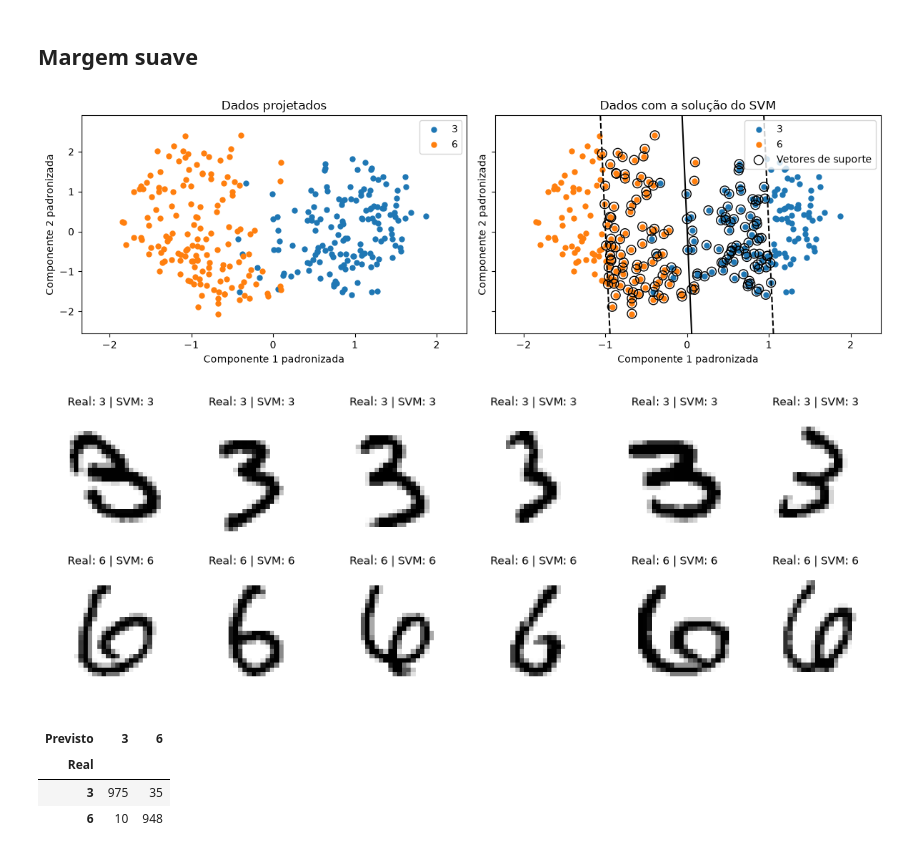
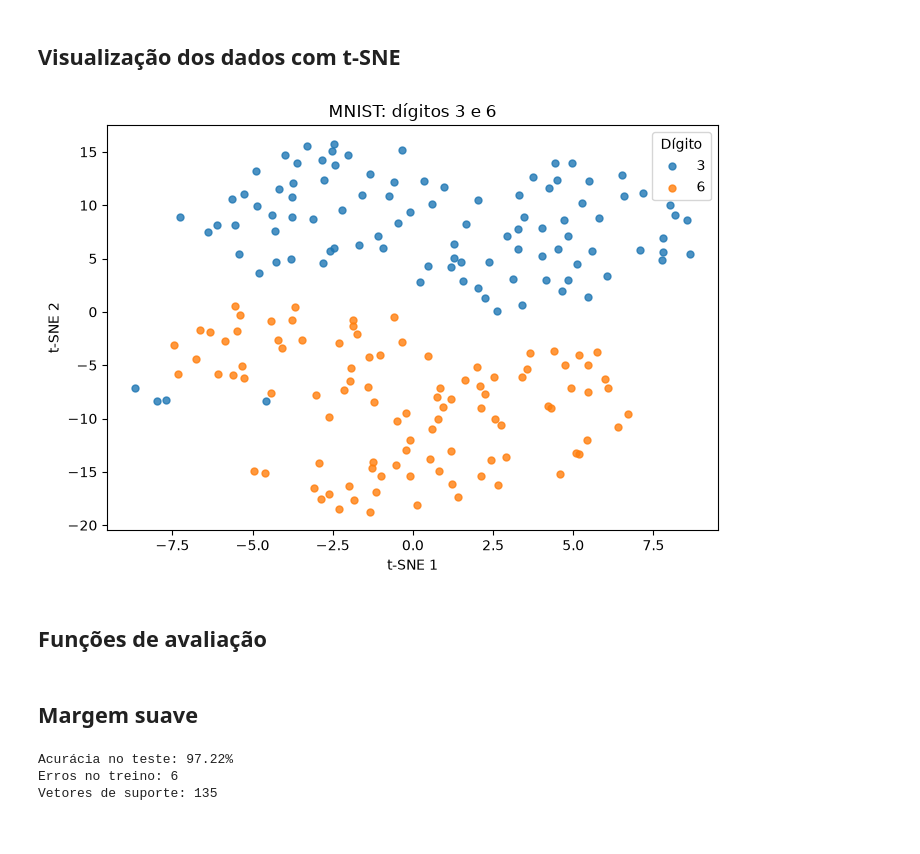
Before and after one commit to gddeazevedo/minicurso_qc, a Jupyter notebook: qml/svm.ipynb, the cells around one changed output. Saved outputs shown, nothing was run; the diff lists cells and outputs as text; code cells hidden in the pictures.

```diff
--- a/qml/svm.ipynb
+++ b/qml/svm.ipynb
@@ -110,0 +72,26 @@ mostrar_resultados(svm_rigido)
+# %% [markdown]
+## Visualização dos dados com t-SNE
+# %%
+def visualize_dataset(X, labels):
+    tsne = TSNE(n_components=2, random_state=42, perplexity=30)
+    X_tsne = tsne.fit_transform(X)
+    label_names = {0: "3", 1: "6"}
+
+    plt.figure(figsize=(7, 5))
+    for label in np.unique(labels):
+        indices = labels == label
+        plt.scatter(X_tsne[indices, 0], X_tsne[indices, 1], s=25, alpha=0.8, label=label_names[label])
+
+    plt.title("MNIST: dígitos 3 e 6")
+    plt.xlabel("t-SNE 1")
+    plt.ylabel("t-SNE 2")
+    plt.legend(title="Dígito")
+    plt.tight_layout()
+    plt.show()
+
+
+visualize_dataset(X_train_sample, y_train_sample)
+# %% [output]
+[figure, added]
+# %% [markdown]
+## Funções de avaliação
@@ -111,14 +156,8 @@ mostrar_resultados(svm_rigido)
 # %% [markdown]
 ## Margem suave
-# %%
-plotar_svm(svm_suave)
-# %% [output]
-[figure, removed]
-# %%
-mostrar_resultados(svm_suave)
-# %% [output]
-[figure, removed]
-| Previsto | 3 | 6 |
-| Real |  |  |
-| 3 | 975 | 35 |
-| 6 | 10 | 948 |
+# %%
+model, prediction, accuracy = train_svm(C=0.01)
+# %% [output]
+Acurácia no teste: 97.22%
+Erros no treino: 6
+Vetores de suporte: 135
```
Also changed, not shown: parts of 26 cells of this notebook, 1 other file.
